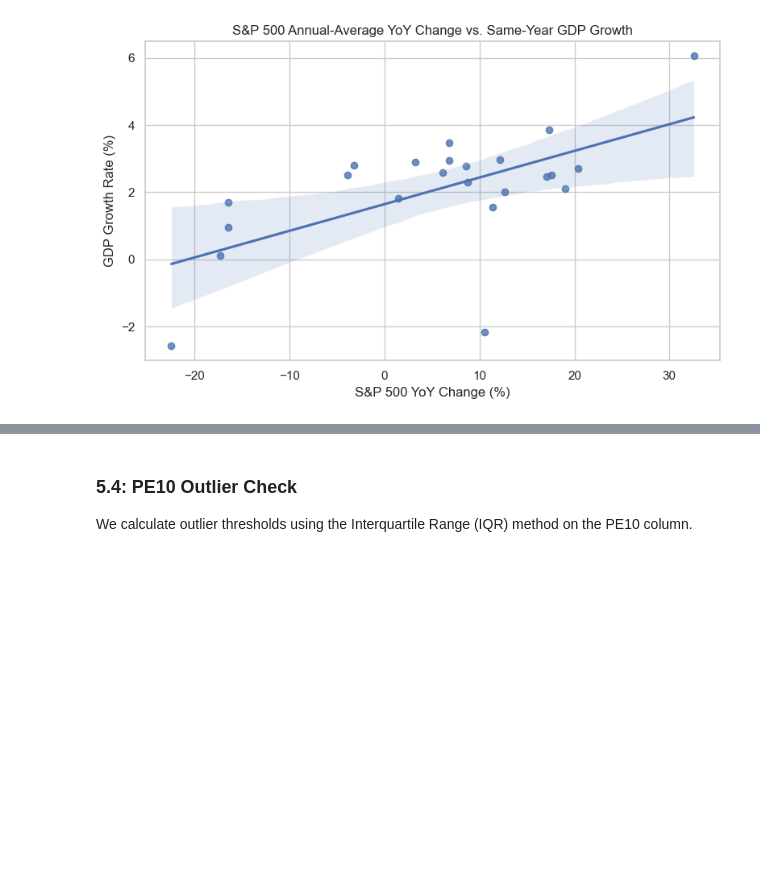
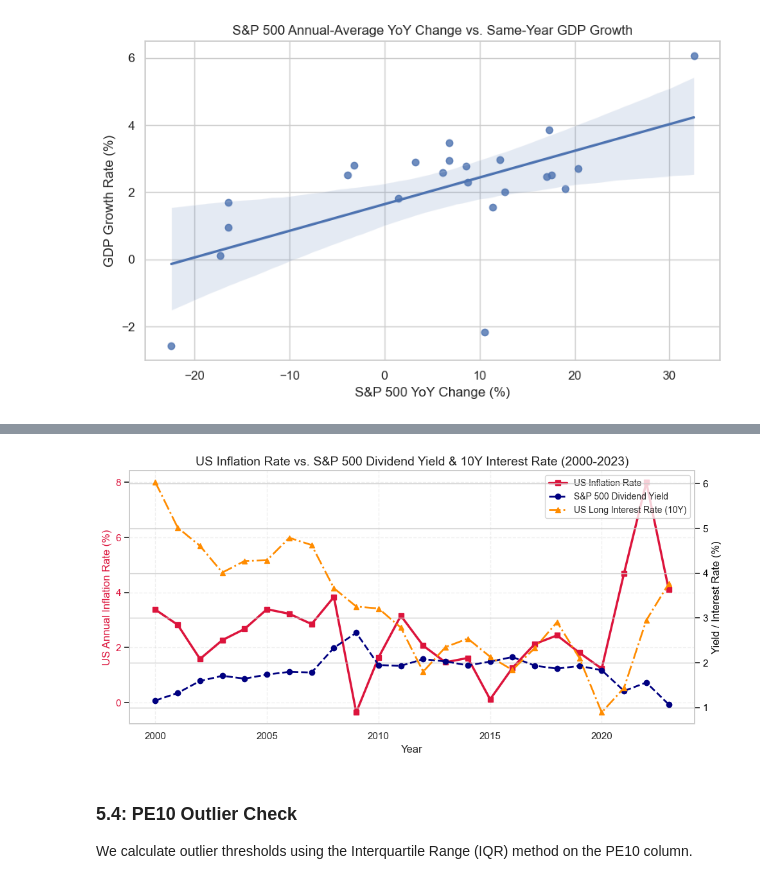
Before and after one commit to luisjfeliu/data-analysis-wrangling-macro-stocks, a Jupyter notebook: Data_Wrangling_Project_Starter.ipynb, the cells around one changed output, grey strips where cells are left out. Saved outputs shown, nothing was run; the diff lists cells and outputs as text; code cells hidden in the pictures; blank space fills up the shorter version.

```diff
--- a/Data_Wrangling_Project_Starter.ipynb
+++ b/Data_Wrangling_Project_Starter.ipynb
@@ -632,3 +638,35 @@ plt.show()
+# %%
+# Visual 6: US Inflation Rate vs. S&P 500 Dividend Yield and Long-Term Interest Rates
+fig, ax1 = plt.subplots(figsize=(10, 5))
+
+# Plot Inflation on primary y-axis
+color = "crimson"
+ax1.set_xlabel("Year", fontsize=12)
+ax1.set_ylabel("US Annual Inflation Rate (%)", color=color, fontsize=12)
+line1 = ax1.plot(df_merged["Year"], df_merged["inflation_rate"], color=color, linewidth=2.5, label="US Inflation Rate", marker="s")
+ax1.tick_params(axis="y", labelcolor=color)
+ax1.grid(True, linestyle="--", alpha=0.3)
+
+# Instantiate a second axes that shares the same x-axis
+ax2 = ax1.twinx()
+color_yield = "navy"
+color_rate = "darkorange"
+ax2.set_ylabel("Yield / Interest Rate (%)", color="black", fontsize=12)
+line2 = ax2.plot(df_merged["Year"], df_merged["dividend_yield"], color=color_yield, linewidth=2, linestyle="--", label="S&P 500 Dividend Yield", marker="o")
+line3 = ax2.plot(df_merged["Year"], df_merged["Long Interest Rate"], color=color_rate, linewidth=2, linestyle="-.", label="US Long Interest Rate (10Y)", marker="^")
+ax2.tick_params(axis="y", labelcolor="black")
+
+# Combine legends from both axes
+lines = line1 + line2 + line3
+labels = [l.get_label() for l in lines]
+ax1.legend(lines, labels, loc="upper right", fontsize=10)
+
+plt.title("US Inflation Rate vs. S&P 500 Dividend Yield & 10Y Interest Rate (2000-2023)", fontsize=14)
+plt.tight_layout()
+plt.savefig(IMAGE_DIR / "visual6_inflation_vs_yields_trends.png", dpi=150)
+plt.show()
+# %% [output]
+[figure, added]
 # %% [markdown]
 ### **5.4:** PE10 Outlier Check
 
```
Also changed, not shown: parts of 4 cells of this notebook, 10 other files.
